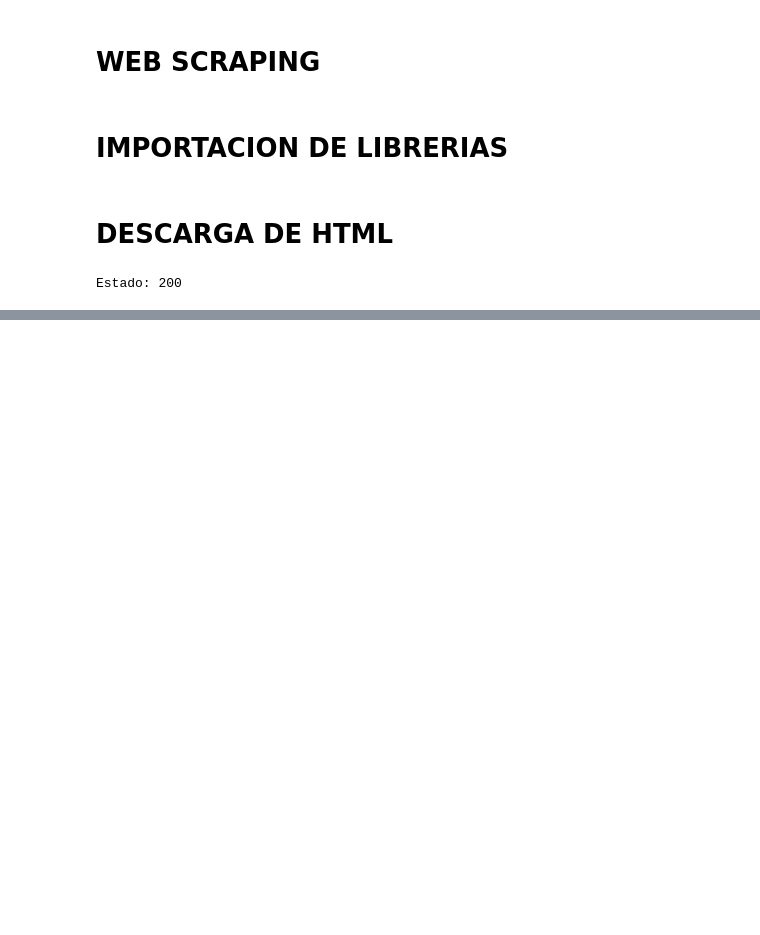
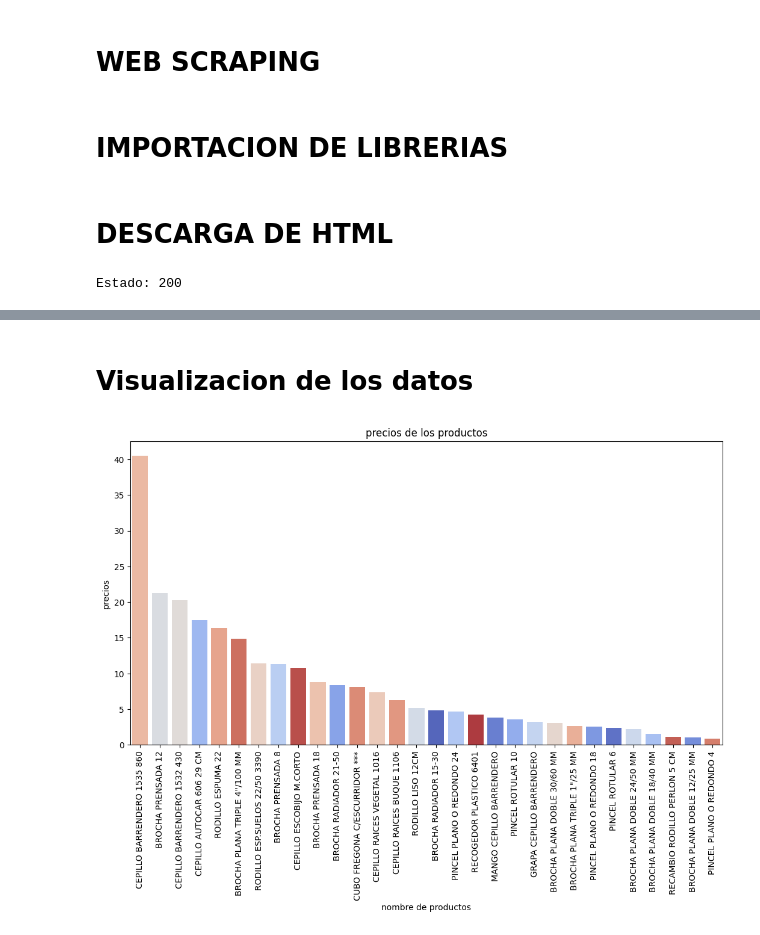
Before and after one commit to 4GeeksAcademy/Betaniammc-proy-web-scraping, a Jupyter notebook: src/explore.es.ipynb, the cells around one changed output, grey strips where cells are left out. Cells and saved outputs as stored; diff of their text form; code cells hidden in the pictures; blank space fills up the shorter version.

```diff
--- a/src/explore.es.ipynb
+++ b/src/explore.es.ipynb
@@ -67,0 +110,17 @@ df
+# %% [markdown]
+# Visualizacion de los datos
+# %%
+
+plt.figure(figsize=(12, 6))
+# Crear orden basado en precios descendentes
+order = df.sort_values('Precio', ascending=False)['Nombre']
+sns.barplot(data=df, x="Nombre", y="Precio", hue="Nombre", order=order, palette="coolwarm", legend=False)
+plt.title("precios de los productos")
+plt.xlabel("nombre de productos")
+plt.ylabel("precios")
+plt.tight_layout()
+# Rotar las etiquetas del eje x a 90 grados (vertical)
+plt.xticks(rotation=90)
+plt.show()
+# %% [output]
+[figure, added]
```
Also changed, not shown: parts of 9 cells of this notebook, 1 other file.
